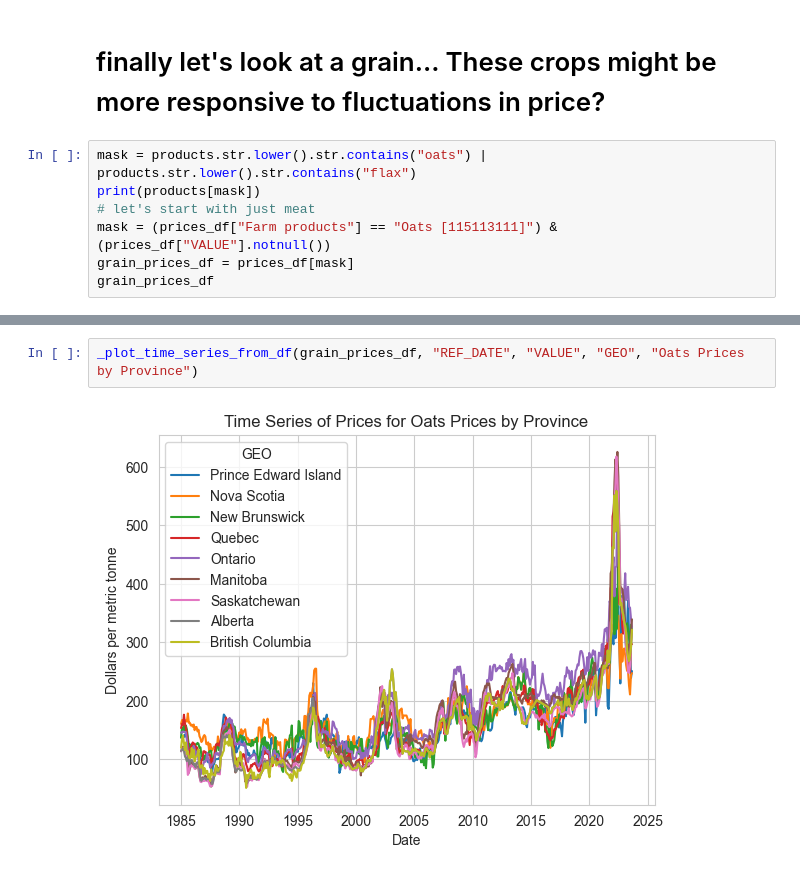
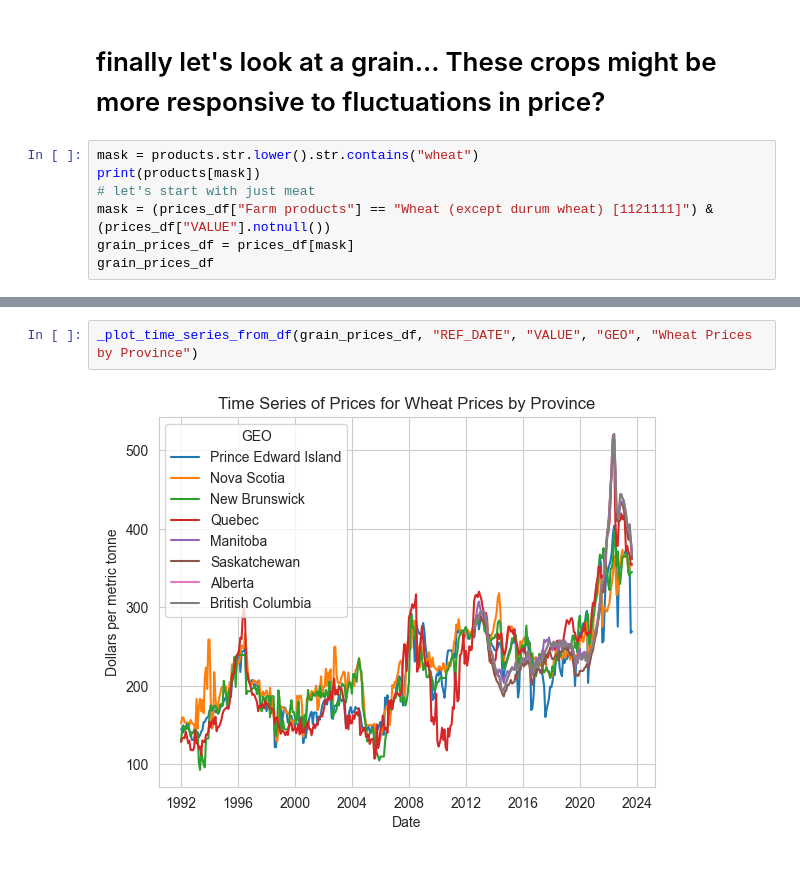
Before and after one commit to davjfish/WatspeedFoundationsGroupProject, a Jupyter notebook: david_scratch.ipynb, the cells around one changed output, grey strips where cells are left out. Drawn from its saved outputs; the diff is of its cells as text.

```diff
--- a/david_scratch.ipynb
+++ b/david_scratch.ipynb
@@ -444,10 +444,10 @@ sns.lmplot(data=final_df, x="prices", y="counts")
 # %% [markdown]
 # finally let's look at a grain... These crops might be more responsive to fluctuations in price?
 # %%
-mask = products.str.lower().str.contains("oats") | products.str.lower().str.contains("flax")
+mask = products.str.lower().str.contains("wheat")
 print(products[mask])
 # let's start with just meat
-mask = (prices_df["Farm products"] == "Oats [115113111]") & (prices_df["VALUE"].notnull())
+mask = (prices_df["Farm products"] == "Wheat (except durum wheat) [1121111]") & (prices_df["VALUE"].notnull())
 grain_prices_df = prices_df[mask]
 grain_prices_df
 # %% [output]
@@ -470,7 +483,7 @@ Name: products, dtype: object
 # %%
-_plot_time_series_from_df(grain_prices_df, "REF_DATE", "VALUE", "GEO", "Oats Prices by Province")
+_plot_time_series_from_df(grain_prices_df, "REF_DATE", "VALUE", "GEO", "Wheat Prices by Province")
 # %% [output]
-[figure, old version]
+[figure, new version]
 # %%
 
 grain_prices_df.groupby("YEAR")["VALUE"].mean()
```
Also changed, not shown: parts of 11 cells of this notebook.
